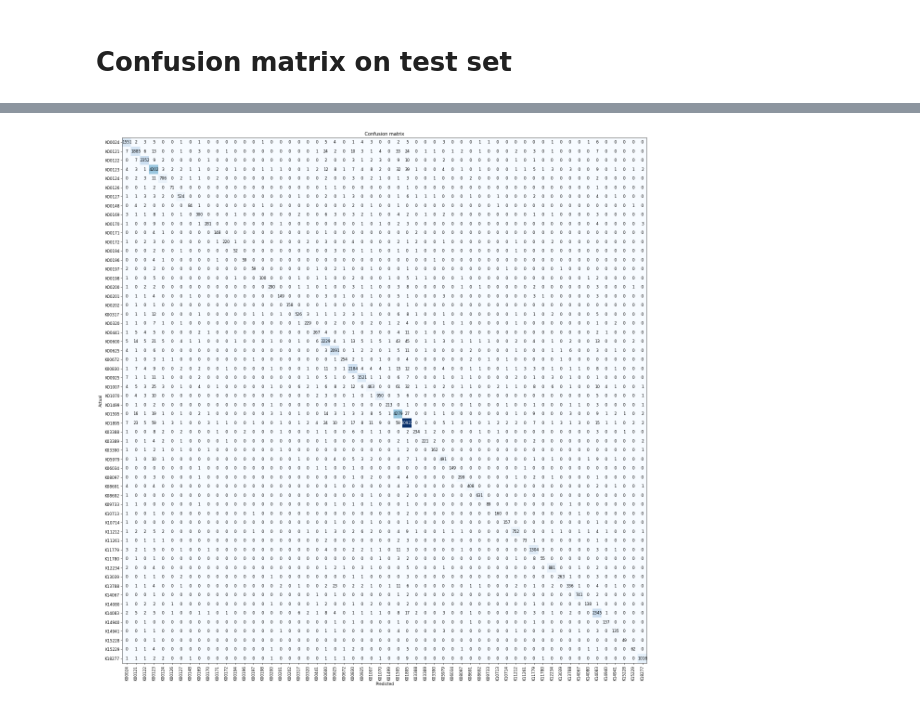
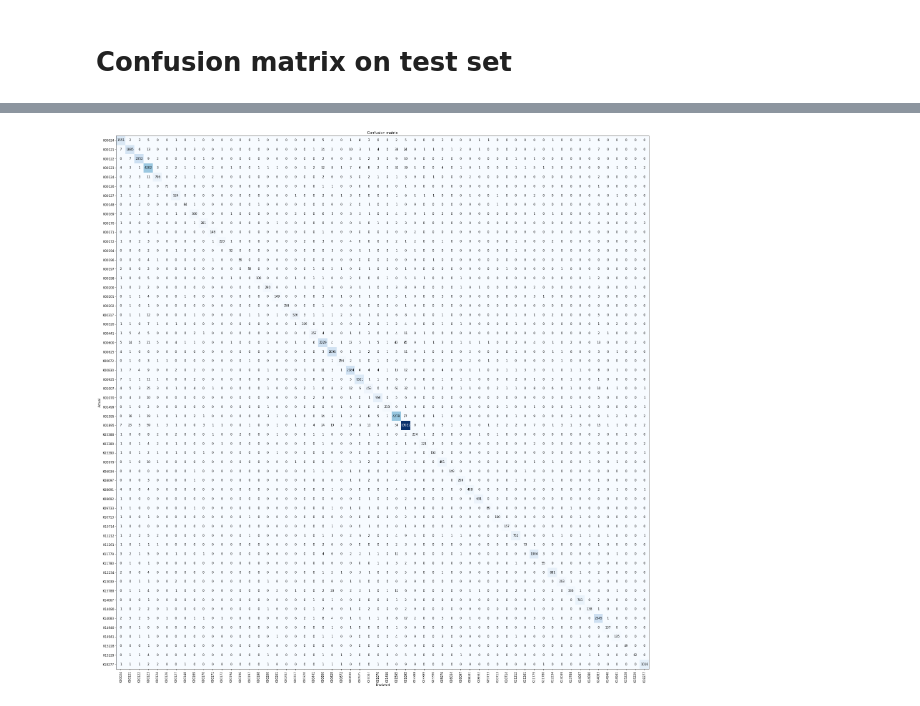
Before and after one commit to lphohmann/BINP37_DL_protein_classification, a Jupyter notebook: 1D_ResNet.ipynb, the cells around one changed output, grey strips where cells are left out. Saved outputs shown, nothing was run; the diff lists cells and outputs as text; code cells hidden in the pictures.

```diff
--- a/1D_ResNet.ipynb
+++ b/1D_ResNet.ipynb
@@ -271,14 +254,0 @@ preds = learn_inf.get_preds(dl=test_dl)
-# %%
-# change back the TensorTypeChange callback
-class TensorTypeChange(Callback):
-    def before_batch(self):
-        new_xb = [x.type(torch.FloatTensor).cuda() for x in self.learn.xb] # added .cuda() again
-        self.learn.xb = new_xb
-        return self.learn.xb
-# %%
-# to plot the construction matrix, the learner has to be constructed without the loss function (otherwise it gives an assertion error)
-def get_learner(m):
-    return Learner(dls, m, opt_func=Adam, lr=defaults.lr, cbs=[TensorTypeChange,smc], metrics=[accuracy,F1Score], model_dir='models') # no loss function provided (unclear on exact cause)
-# architecture
-rn = ResNet(dls.c, [3, 8, 36, 3], 4) # resnet152
-learn = get_learner(rn)
@@ -298,7 +254,0 @@ plt.savefig('valid_confusion_matrix.pdf',format='pdf')
-# %%
-# change the TensorTypeChange callback so that the input isnt put on the gpu
-class TensorTypeChange(Callback):
-    def before_batch(self):
-        new_xb = [x.type(torch.FloatTensor) for x in self.learn.xb] # removed .cuda() again
-        self.learn.xb = new_xb
-        return self.learn.xb
@@ -361,6 +286,5 @@ learn.dls = dls
 # %%
-# get the classification matrix
-interp = ClassificationInterpretation.from_learner(learn)
-interp.plot_confusion_matrix(figsize=(20,20), dpi=60)
+# get the confusion matrix
+interp.plot_confusion_matrix(figsize=(26,26), dpi=60)
 plt.savefig('test_confusion_matrix.pdf',format='pdf')
 # %% [output]
@@ -368 +291 @@ plt.savefig('test_confusion_matrix.pdf',format='pdf')
-[figure, old version]
+[figure, new version]
```
Also changed, not shown: parts of 30 cells of this notebook.
